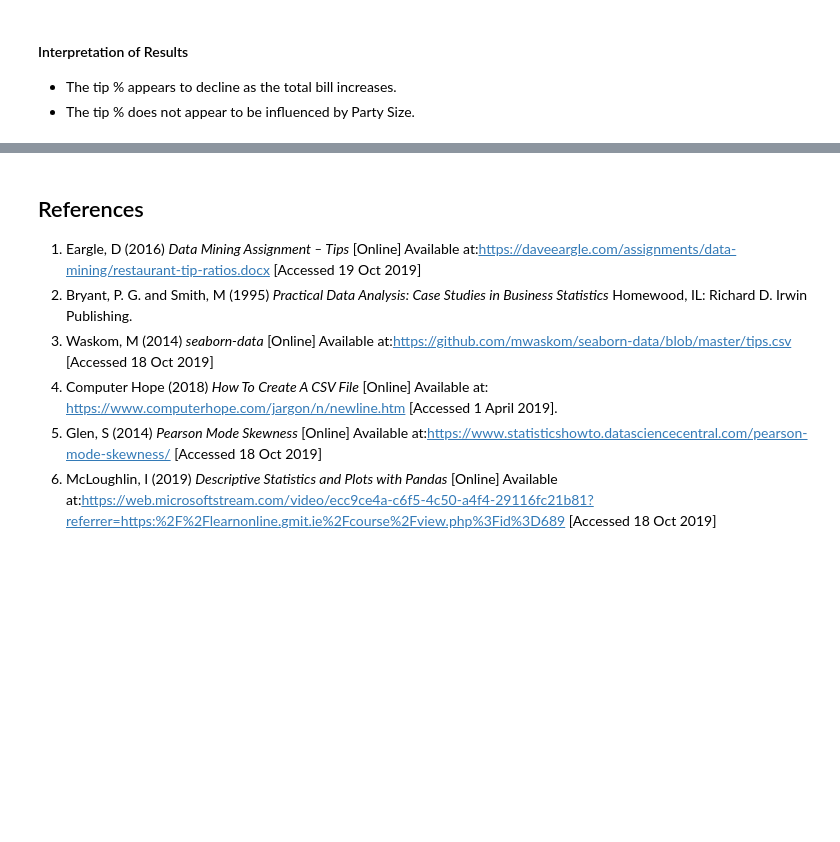
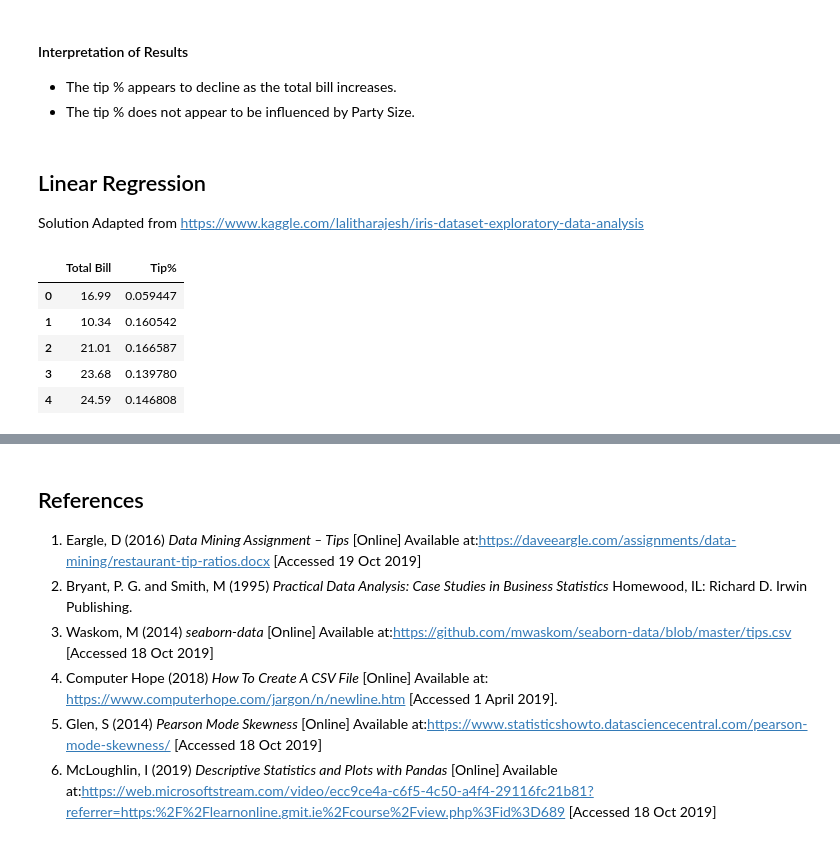
Before and after one commit to pcaulfie/fundamentals-project, a Jupyter notebook: Fundamentals of Data Analysis.ipynb, the cells around one changed output, grey strips where cells are left out. Saved outputs shown, nothing was run; the diff lists cells and outputs as text; code cells hidden in the pictures; blank space fills up the shorter version.

```diff
--- a/Fundamentals of Data Analysis.ipynb
+++ b/Fundamentals of Data Analysis.ipynb
@@ -461,3 +504,18 @@ sns.scatterplot(x='Total Bill', y='Tip%', hue='Party Size', size='Party Size', s
 #### Interpretation of Results
 * The tip % appears to decline as the total bill increases.
 * The tip % does not appear to be influenced by Party Size.
+# %% [markdown]
+## Linear Regression
+Solution Adapted from https://www.kaggle.com/lalitharajesh/iris-dataset-exploratory-data-analysis
+# %%
+# I created a new dataframe
+features = df[['Total Bill', 'Tip%']]
+#features.shape
+features.head()
+# %% [output]
+|  | Total Bill | Tip% |
+| 0 | 16.99 | 0.059447 |
+| 1 | 10.34 | 0.160542 |
+| 2 | 21.01 | 0.166587 |
+| 3 | 23.68 | 0.139780 |
+| 4 | 24.59 | 0.146808 |
```
Also changed, not shown: parts of 21 cells of this notebook.
